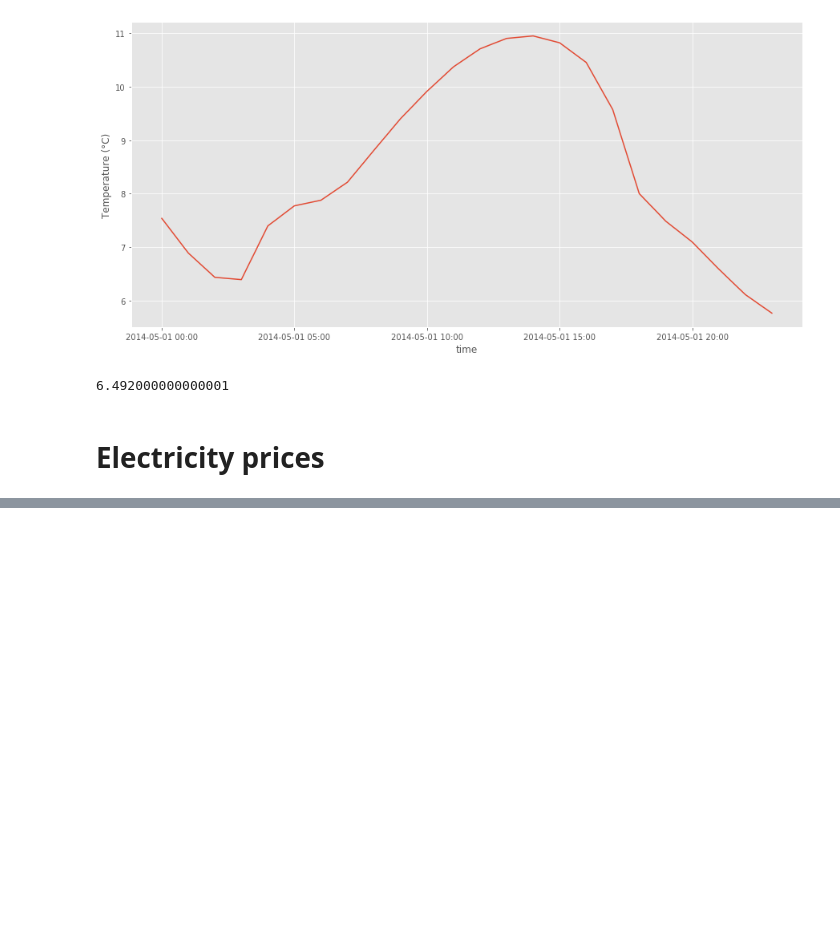
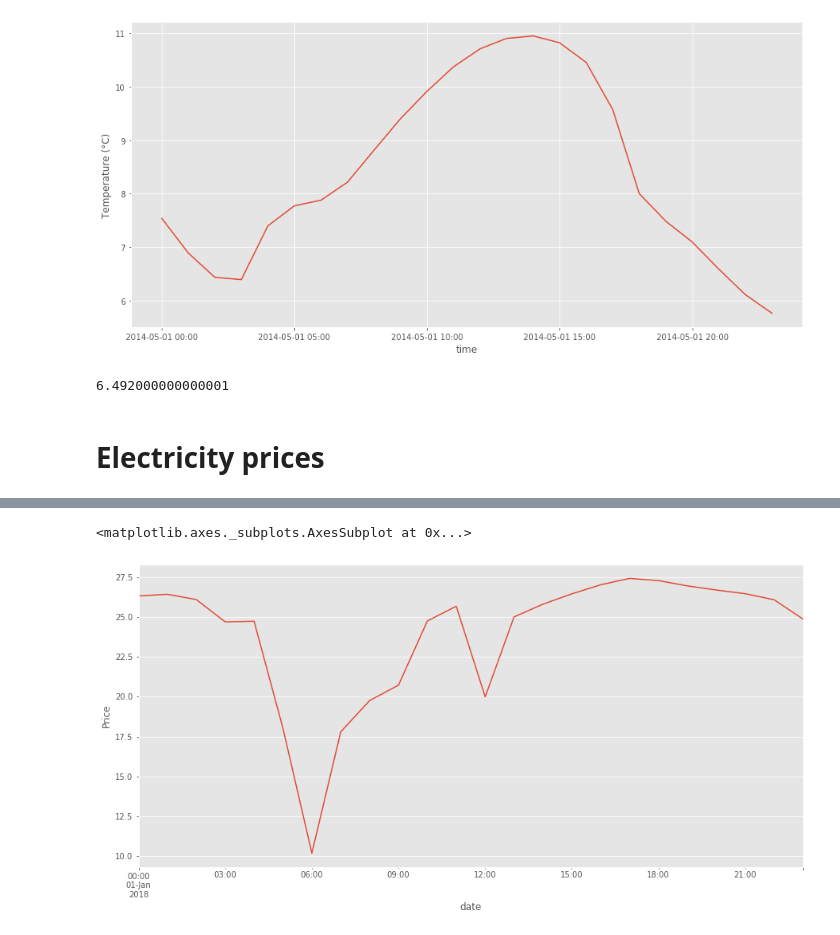
Before and after one commit to Cernewein/heating-RL-agent, a Jupyter notebook: Notebooks/Input Data exploration.ipynb, the cells around one changed output, grey strips where cells are left out. Drawn from its saved outputs; the diff is of its cells as text; code cells hidden in the pictures; blank space fills up the shorter version.

```diff
--- a/Notebooks/Input Data exploration.ipynb
+++ b/Notebooks/Input Data exploration.ipynb
@@ -134,0 +152,11 @@ prices.loc[:,'DK2'].plot(ax=ax)
+# %%
+jan_first = prices.loc[prices['date'] < pd.to_datetime('2018-01-02',infer_datetime_format=True)]
+# %%
+jan_first.index = jan_first.date
+f, ax = plt.subplots(figsize=(15,7))
+
+plt.ylabel('Price')
+jan_first.loc[:,'DK2'].plot(ax=ax)
+# %% [output]
+<matplotlib.axes._subplots.AxesSubplot at 0x...>
+[figure, added]
```
Also changed, not shown: parts of 5 cells of this notebook, 6 other files.
